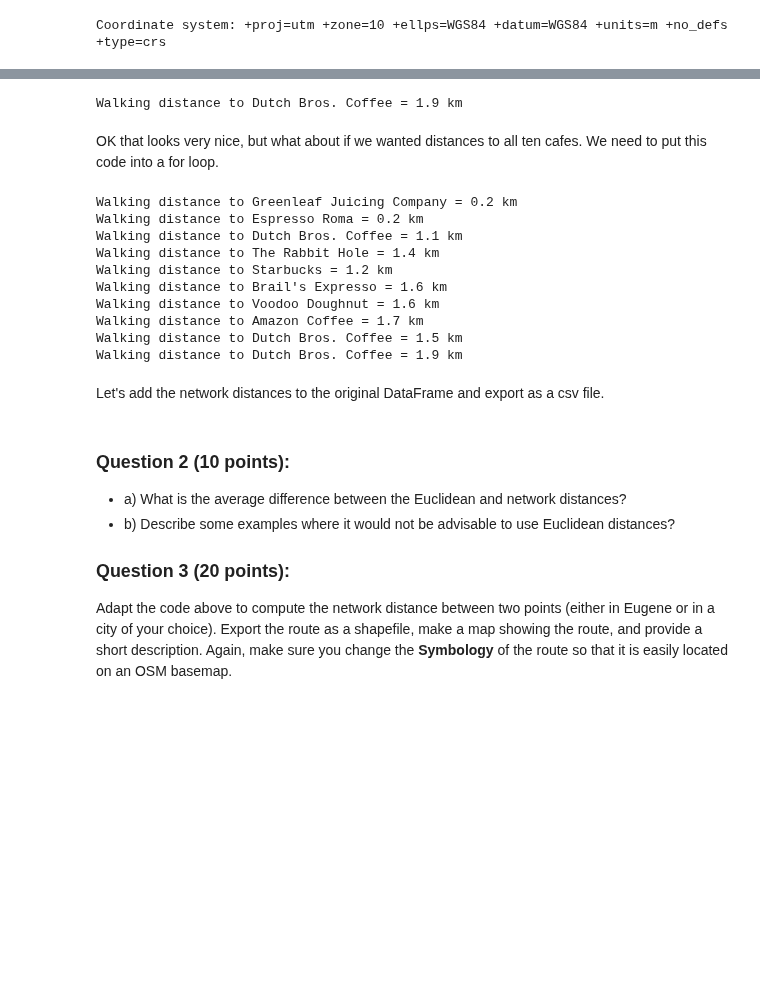
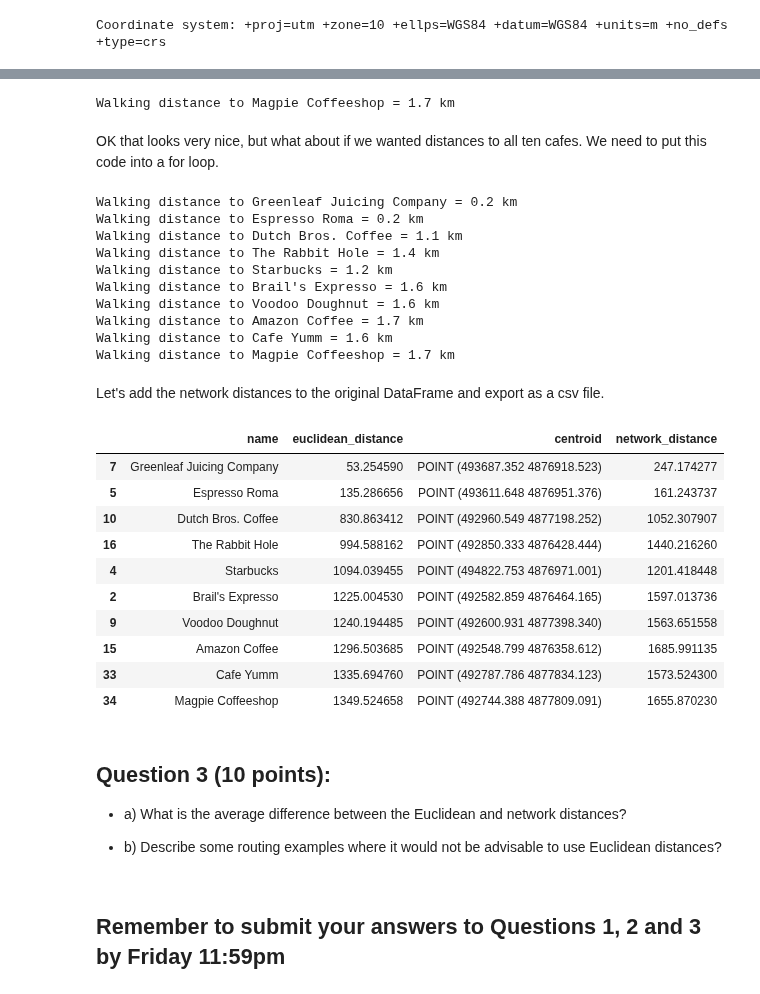
Before and after one commit to JohnnyRyan1/geospatial-data-science, a Jupyter notebook: labs/lab3/03_walking_distances.ipynb, the cells around one changed output, grey strips where cells are left out. Saved outputs shown, nothing was run; the diff lists cells and outputs as text; code cells hidden in the pictures; blank space fills up the shorter version.

```diff
--- a/labs/lab3/03_walking_distances.ipynb
+++ b/labs/lab3/03_walking_distances.ipynb
@@ -165,5 +175,20 @@ nearest_cafes = cafes.nsmallest(10, ['euclidean_distance'])[['name', 'euclidean_
 # Set column geometry
 nearest_cafes = nearest_cafes.set_geometry('centroid')
 
-# Save to file
-nearest_cafes.to_file('/path/to/nearest_cafes.shp') # Note that you will have to change the path to your student folder
+# Convert back to WGS84
+nearest_cafes = nearest_cafes.to_crs('EPSG:4326')
+
+# Import package
+import folium
+
+# Define center of map (i.e. Condon Hall) and initial zoom level
+lat_lon = [44.0451, -123.0781]
+m = folium.Map(location=lat_lon, zoom_start=15)
+
+for i in range(0, nearest_cafes.shape[0]):
+    my_string = 'name: {}, distance: {}'.format(nearest_cafes.iloc[i]['name'], nearest_cafes.iloc[i]['euclidean_distance'])
+    folium.Marker([nearest_cafes.iloc[i]['centroid'].y, nearest_cafes.iloc[i]['centroid'].x],
+                 popup=my_string).add_to(m)
+
+# Display map
+m
@@ -199,6 +233,9 @@ nodes_proj, edges_proj = ox.graph_to_gdfs(graph_proj, nodes=True, edges=True)
 # %%
 # Check projection is UTM Zone 10N
 print("Coordinate system:", edges_proj.crs)
+
+# Convert the cafe dataset back to UTM Zone 10N
+nearest_cafes = nearest_cafes.to_crs('EPSG:32610')
 # %% [output]
 Coordinate system: +proj=utm +zone=10 +ellps=WGS84 +datum=WGS84 +units=m +no_defs +type=crs
 # %%
@@ -235,7 +276,7 @@ route_geom = gpd.GeoDataFrame([[route_line]], geometry='geometry', crs=edges_pro
 # Print length of route
 print('Walking distance to %s = %.1f km' % (nearest_cafes['name'].iloc[-1], route_geom['geometry'].length / 1000))
 # %% [output]
-Walking distance to Dutch Bros. Coffee = 1.9 km
+Walking distance to Magpie Coffeeshop = 1.7 km
 # %% [markdown]
 OK that looks very nice, but what about if we wanted distances to all ten cafes. We need to put this code into a for loop.
 # %%
@@ -269,12 +310,6 @@ for i in range(len(target_xy[0])):
 
     # Append distances to list
     distances.append(route_geom['geometry'].length[0])
-
-    # Export MultiString to shapefile
-    geoms = [edges_proj.loc[(u, v, 0), 'geometry'] for u, v in zip(route[:-1], route[1:])]
-    gdf = gpd.GeoDataFrame(geometry=[MultiLineString(geoms)], crs=edges_proj.crs)
-    path_name = '/Users/jryan4/Dropbox (University of Oregon)/Teaching/geospatial-data-science/labs/lab3/data/'
-    gdf.to_file(path_name + 'route_' + str(i) + '.shp')
 # %% [output]
 Walking distance to Greenleaf Juicing Company = 0.2 km
 Walking distance to Espresso Roma = 0.2 km
@@ -284,19 +319,30 @@ Walking distance to Starbucks = 1.2 km
 Walking distance to Brail's Expresso = 1.6 km
 Walking distance to Voodoo Doughnut = 1.6 km
 Walking distance to Amazon Coffee = 1.7 km
-Walking distance to Dutch Bros. Coffee = 1.5 km
-Walking distance to Dutch Bros. Coffee = 1.9 km
+Walking distance to Cafe Yumm = 1.6 km
+Walking distance to Magpie Coffeeshop = 1.7 km
 # %% [markdown]
 Let's add the network distances to the original DataFrame and export as a csv file.
 # %%
 nearest_cafes['network_distance'] = distances
-
-path_name = '/Users/jryan4/Dropbox (University of Oregon)/Teaching/geospatial-data-science/labs/lab3/data/'
-nearest_cafes.to_csv(path_name + 'distances.csv')
+nearest_cafes
+# %% [output]
+|  | name | euclidean_distance | centroid | network_distance |
+| 7 | Greenleaf Juicing Company | 53.254590 | POINT (493687.352 4876918.523) | 247.174277 |
+| 5 | Espresso Roma | 135.286656 | POINT (493611.648 4876951.376) | 161.243737 |
+| 10 | Dutch Bros. Coffee | 830.863412 | POINT (492960.549 4877198.252) | 1052.307907 |
+| 16 | The Rabbit Hole | 994.588162 | POINT (492850.333 4876428.444) | 1440.216260 |
+| 4 | Starbucks | 1094.039455 | POINT (494822.753 4876971.001) | 1201.418448 |
+| 2 | Brail's Expresso | 1225.004530 | POINT (492582.859 4876464.165) | 1597.013736 |
+| 9 | Voodoo Doughnut | 1240.194485 | POINT (492600.931 4877398.340) | 1563.651558 |
+| 15 | Amazon Coffee | 1296.503685 | POINT (492548.799 4876358.612) | 1685.991135 |
+| 33 | Cafe Yumm | 1335.694760 | POINT (492787.786 4877834.123) | 1573.524300 |
+| 34 | Magpie Coffeeshop | 1349.524658 | POINT (492744.388 4877809.091) | 1655.870230 |
 # %% [markdown]
-### Question 2 (10 points):
+## Question 3 (10 points):
 * a) What is the average difference between the Euclidean and network distances?
-* b) Describe some examples where it would not be advisable to use Euclidean distances?
 
-### Question 3 (20 points):
-Adapt the code above to compute the network distance between two points (either in Eugene or in a city of your choice). Export the route as a shapefile, make a map showing the route, and provide a short description. Again, make sure you change the **Symbology** of the route so that it is easily located on an OSM basemap.
+
+* b) Describe some routing examples where it would not be advisable to use Euclidean distances?
+# %% [markdown]
+## Remember to submit your answers to Questions 1, 2 and 3 **by Friday 11:59pm**
```
Also changed, not shown: parts of 13 cells of this notebook, 2 other files.
